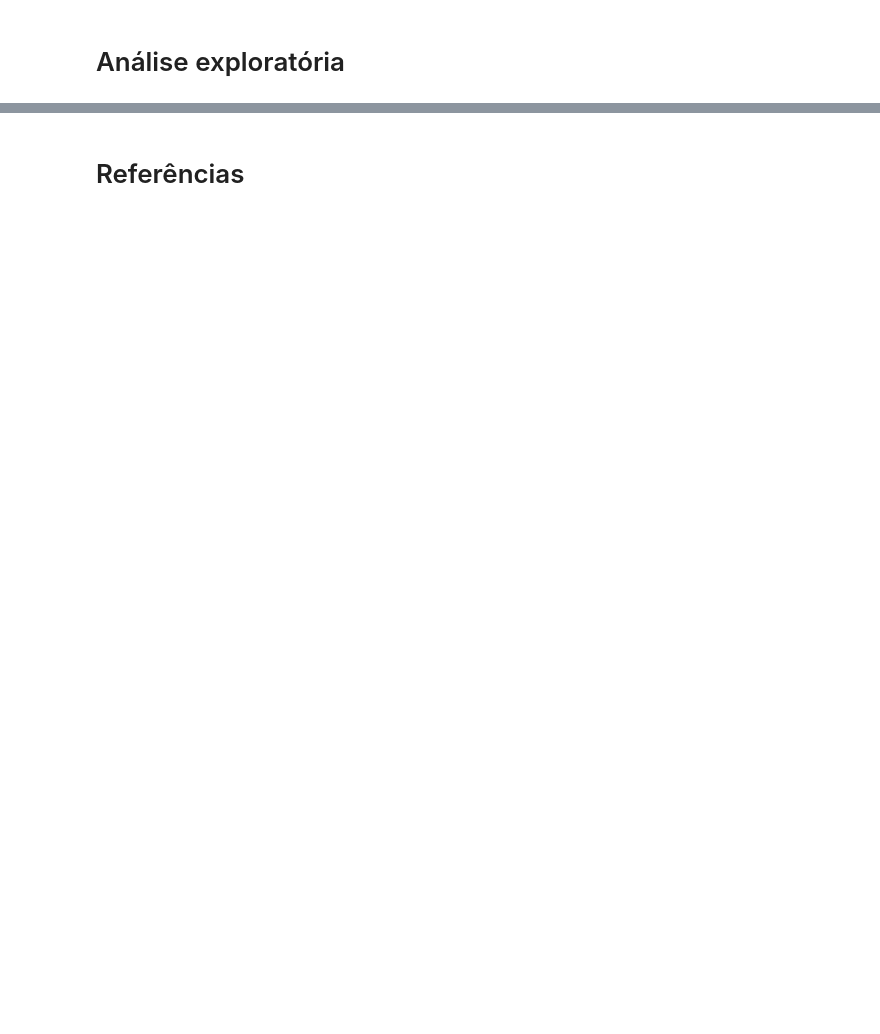
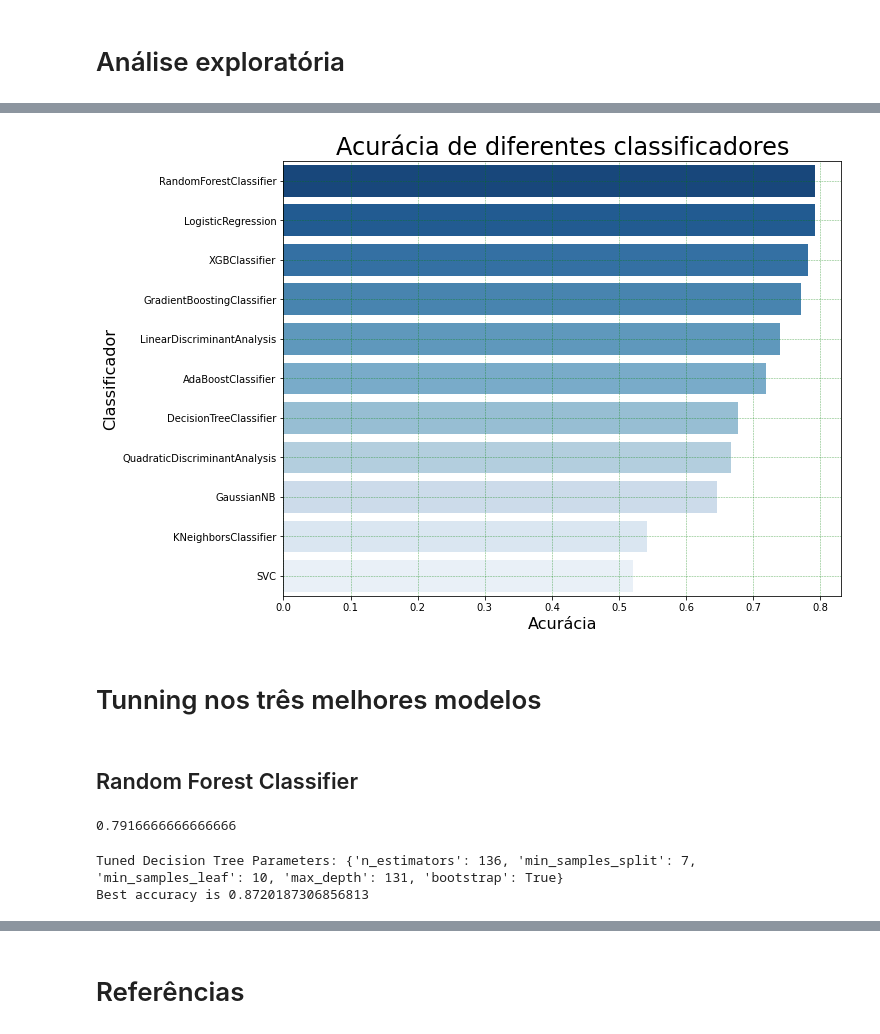
Before and after one commit to antoniodragoc/projeto_final_bootcamp_alura, a Jupyter notebook: projeto_final_v0.ipynb, the cells around one changed output, grey strips where cells are left out. Saved outputs shown, nothing was run; the diff lists cells and outputs as text; code cells hidden in the pictures; blank space fills up the shorter version.

```diff
--- a/projeto_final_v0.ipynb
+++ b/projeto_final_v0.ipynb
@@ -41,0 +319,17 @@ dados = pd.read_excel(zf.open('Kaggle_Sirio_Libanes_ICU_Prediction.xlsx'))
+# %%
+for clf in classifiers:
+        # Obtendo o nome do classificador
+        name = clf.__class__.__name__
+
+        # Treinando o modelo
+        clf.fit(X_train,y_train)
+
+        # Fazendo as previsões para os dados de testes
+        predict=clf.predict(X_test)
+
+        # Testando a acurácia e salvando no dicionário
+        acc=accuracy_score(y_test,predict)
+        if name in acc_dict:
+            acc_dict[name]+=acc
+        else:
+            acc_dict[name]=acc
@@ -41,0 +338,28 @@ dados = pd.read_excel(zf.open('Kaggle_Sirio_Libanes_ICU_Prediction.xlsx'))
+# %%
+# Log com os modelos e a precisão
+log = pd.DataFrame(columns=['Classifier', 'Accuracy'])
+# Salvando os valores obtidos em log no dicionário
+log['Classifier']=acc_dict.keys()
+log['Accuracy']=acc_dict.values()
+# %%
+log.set_index([[0,1,2,3,4,5,6,7,8,9,10]])
+%matplotlib inline
+
+ax=plt.subplots(figsize=(10,8))
+ax=sns.barplot(
+    y='Classifier',
+    x='Accuracy',
+    data=log.sort_values('Accuracy', ascending = False),
+    color='b',
+    palette='Blues_r')
+
+ax.set_xlabel('Acurácia',fontsize=16)
+plt.ylabel('Classificador',fontsize=16)
+plt.grid(color='g', linestyle='--', linewidth=0.5, alpha = 0.6)
+plt.title('Acurácia de diferentes classificadores',fontsize=24);
+# %% [output]
+[figure, added]
+# %% [markdown]
+# Tunning nos três melhores modelos
+# %% [markdown]
+## Random Forest Classifier
@@ -41,0 +368,8 @@ dados = pd.read_excel(zf.open('Kaggle_Sirio_Libanes_ICU_Prediction.xlsx'))
+# %%
+rf = RandomForestClassifier()
+rf.fit(X_train,y_train)
+
+rf_predict = rf.predict(X_test)
+accuracy_score(y_test,rf_predict)
+# %% [output]
+0.7916666666666666
@@ -41,0 +392,9 @@ dados = pd.read_excel(zf.open('Kaggle_Sirio_Libanes_ICU_Prediction.xlsx'))
+# %%
+tree_cv.fit(X_train,y_train)
+model = tree_cv.best_estimator_
+pred = model.predict(X_test)
+print("Tuned Decision Tree Parameters: {}".format(tree_cv.best_params_))
+print("Best accuracy is {}".format(np.sqrt(accuracy_score(pred, y_test))))
+# %% [output]
+Tuned Decision Tree Parameters: {'n_estimators': 136, 'min_samples_split': 7, 'min_samples_leaf': 10, 'max_depth': 131, 'bootstrap': True}
+Best accuracy is 0.8720187306856813
```
Also changed, not shown: parts of 73 cells of this notebook.
